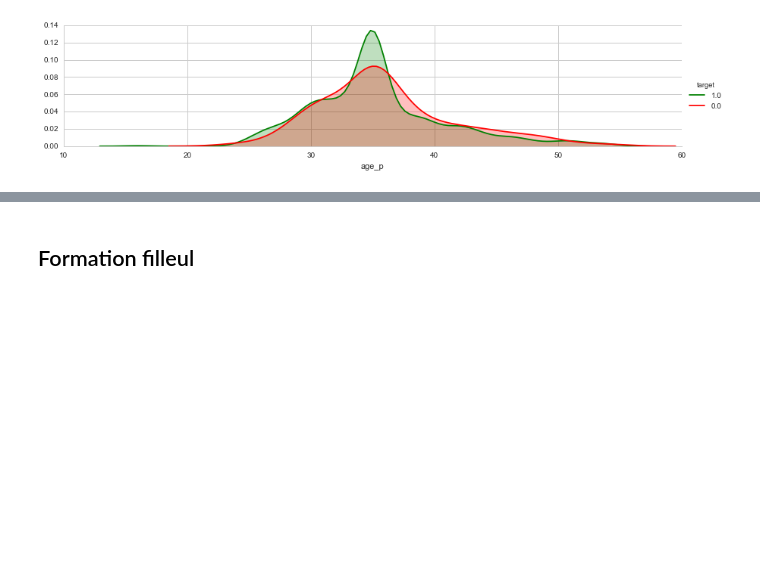
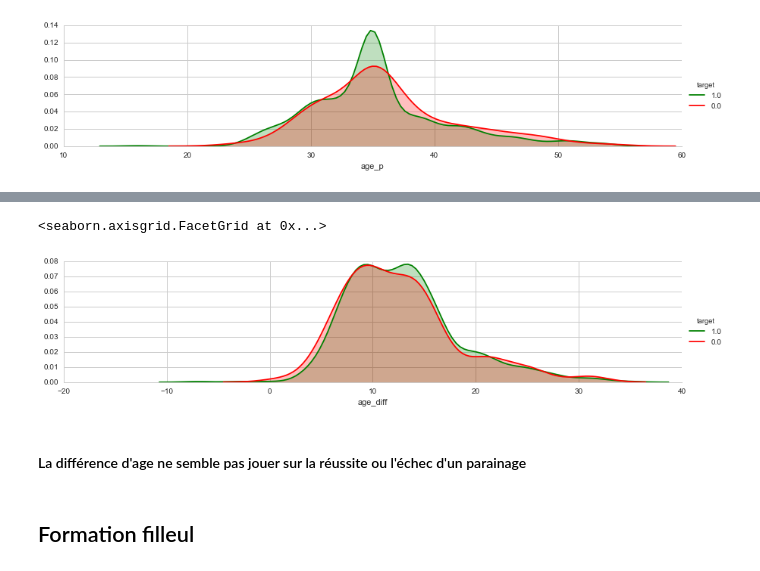
Before and after one commit to dataforgoodfr/batch-1_frateli, a Jupyter notebook: notebook/Explore_merging.ipynb, the cells around one changed output, grey strips where cells are left out. Cells and saved outputs as stored; diff of their text form; code cells hidden in the pictures; blank space fills up the shorter version.

Commit message:
Adding diff age Parrains / Filleuels in notebook

```diff
--- a/notebook/Explore_merging.ipynb
+++ b/notebook/Explore_merging.ipynb
@@ -262,0 +265,2 @@ facet.add_legend()
+# %%
+data["age_diff"] = data["age_p"] - data["age_f"]
@@ -263,3 +279,13 @@ facet.add_legend()
+# %%
+pal = ["g", "r"]
+facet = sns.FacetGrid(data, hue="target",aspect=4, palette=pal)
+facet.map(sns.kdeplot,'age_diff',shade= True)
+facet.add_legend()
+# %% [output]
+<seaborn.axisgrid.FacetGrid at 0x...>
+[figure, added]
+# %% [markdown]
+#### La différence d'age ne semble pas jouer sur la réussite ou l'échec d'un parainage
 # %% [markdown]
 ## Formation filleul
 # %%
```
Also changed, not shown: parts of 2 cells of this notebook.
